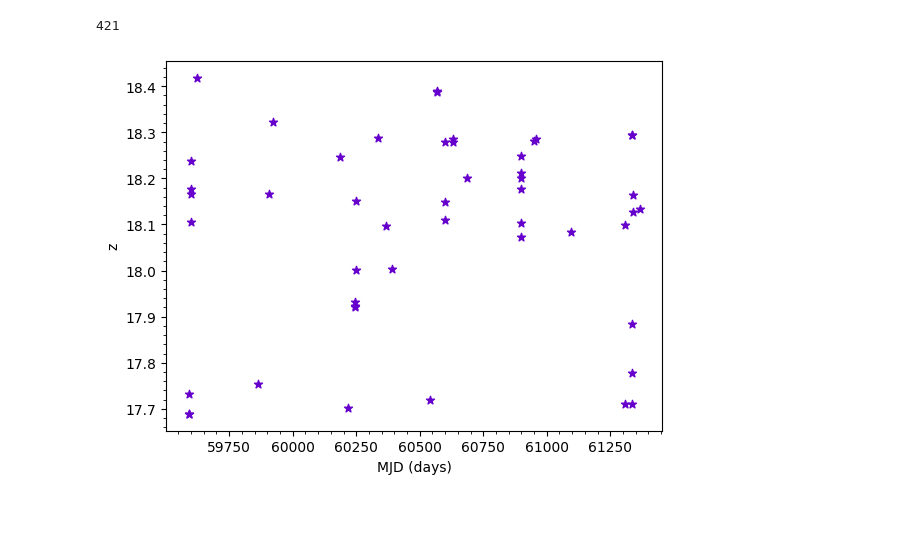
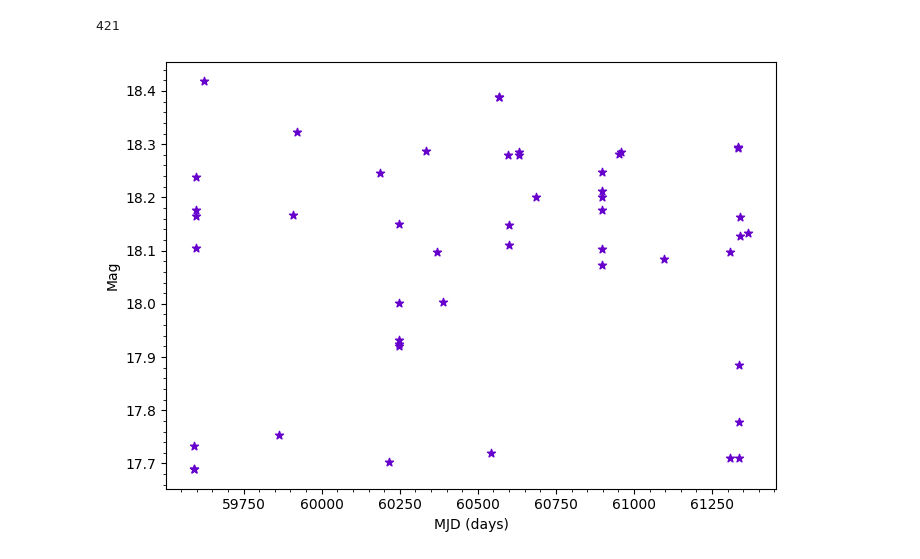
Before and after one commit to ShrRa/InterPython_Workshop_Example, a Jupyter notebook: light-curve-analysis.ipynb, the cells around one changed output. Saved outputs shown, nothing was run; the diff lists cells and outputs as text; code cells hidden in the pictures; blank space fills up the shorter version.

```diff
--- a/light-curve-analysis.ipynb
+++ b/light-curve-analysis.ipynb
@@ -68,14 +63,0 @@ import matplotlib.pyplot as plt
-# %%
-b = "z"
-plt.scatter(
-    LC[bands[b]]["expMidptMJD"],
-    LC[bands[b]]["psfMag"],
-    color=plot_filter_colors[b],
-    marker=plot_filter_symbols[b]
-)
-plt.minorticks_on()
-plt.xlabel("MJD (days)")
-plt.ylabel(b)
-plt.show()
-# %% [output]
-[figure, removed]
@@ -81,0 +68,4 @@ plt.show()
+# %%
+views.plotUnfolded(LC[bands[b]],time_col="expMidptMJD",mag_col="psfMag",color=plot_filter_colors[b],marker=plot_filter_symbols[b])
+# %% [output]
+[figure, added]
```
Also changed, not shown: parts of 4 cells of this notebook, 5 other files.
